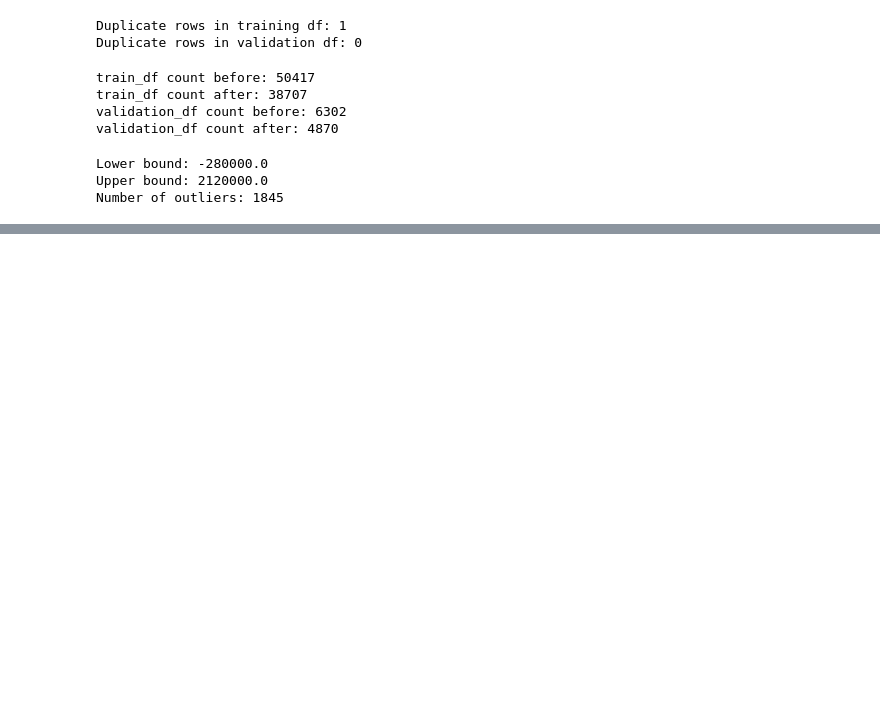
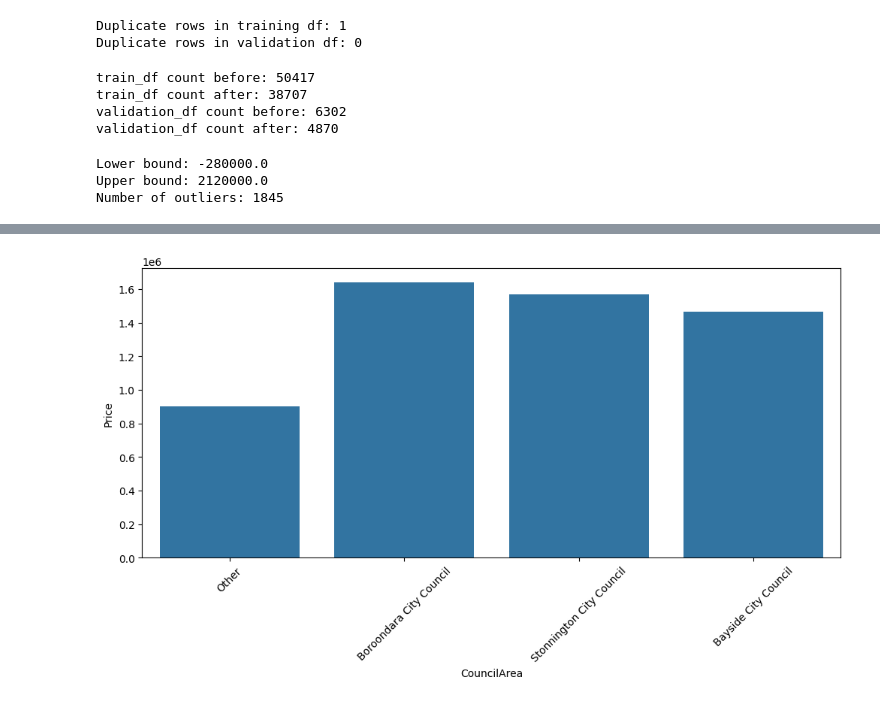
Before and after one commit to Dennnnnnnnnn/Machine-Learning-1, a Jupyter notebook: Lab2/Lab2.ipynb, the cells around one changed output, grey strips where cells are left out. Drawn from its saved outputs; the diff is of its cells as text; code cells hidden in the pictures; blank space fills up the shorter version.

```diff
--- a/Lab2/Lab2.ipynb
+++ b/Lab2/Lab2.ipynb
@@ -4,12 +4,14 @@ import pandas as pd
 import numpy as np
 import matplotlib.pyplot as plt
 import seaborn as sns
-from .data_analysis import summarize_categorical, summarize_numeric
+from data_analysis import summarize_categorical, summarize_numeric
+from graphviz import Digraph
+import os
 
 pd.set_option('display.width', 1000)
 pd.set_option('display.max_columns', None)
 
-filename = 'MELBOURNE_HOUSE_PRICES_LESS.csv'
+filename = '../MELBOURNE_HOUSE_PRICES_LESS.csv'
 df = pd.read_csv(filename)
 categorical_col = df.select_dtypes(include=['object']).columns.tolist()
 numeric_col = df.select_dtypes(include=['int64', 'float64']).columns.tolist()
@@ -109,0 +142,24 @@ Number of outliers: 1845
+# %%
+#5. High cardinality
+print("Test df")
+avg_price_council = (train_df.groupby('Regionname')['Price'].mean().sort_values(ascending=False))
+counter = 0
+for council, price in avg_price_council.items():
+    counter += 1
+    print(f"{council} : ${price:,.2f}")
+    if counter == 8: break
+
+print("\nValidation df")
+avg_price_council = (validation_df.groupby('CouncilArea')['Price'].mean().sort_values(ascending=False))
+counter = 0
+for council, price in avg_price_council.items():
+    counter += 1
+    print(f"{council} : ${price:,.2f}")
+    if counter == 8: break
+
+top_councils = ['Boroondara City Council', 'Stonnington City Council', 'Bayside City Council']
+train_df['CouncilArea'] = np.where(train_df['CouncilArea'].isin(top_councils), train_df['CouncilArea'], 'Other')
+validation_df['CouncilArea'] = np.where(validation_df['CouncilArea'].isin(top_councils), validation_df['CouncilArea'], 'Other')
+
+train_df['Regionname'] = np.where(train_df['Regionname'].isin(['Southern Metropolitan', 'Eastern Metropolitan']), train_df['Regionname'], 'Other')
+validation_df['Regionname'] = np.where(validation_df['Regionname'].isin(['Southern Metropolitan', 'Eastern Metropolitan']), validation_df['Regionname'], 'Other')
@@ -109,0 +186,7 @@ Number of outliers: 1845
+# %%
+plt.figure(figsize=(12, 5))
+sns.barplot(data=train_df, x='CouncilArea', y='Price', estimator='mean', errorbar=None)
+plt.xticks(rotation=45)
+plt.show()
+# %% [output]
+[figure, added]
```
Also changed, not shown: parts of 20 cells of this notebook, 1 other file.
